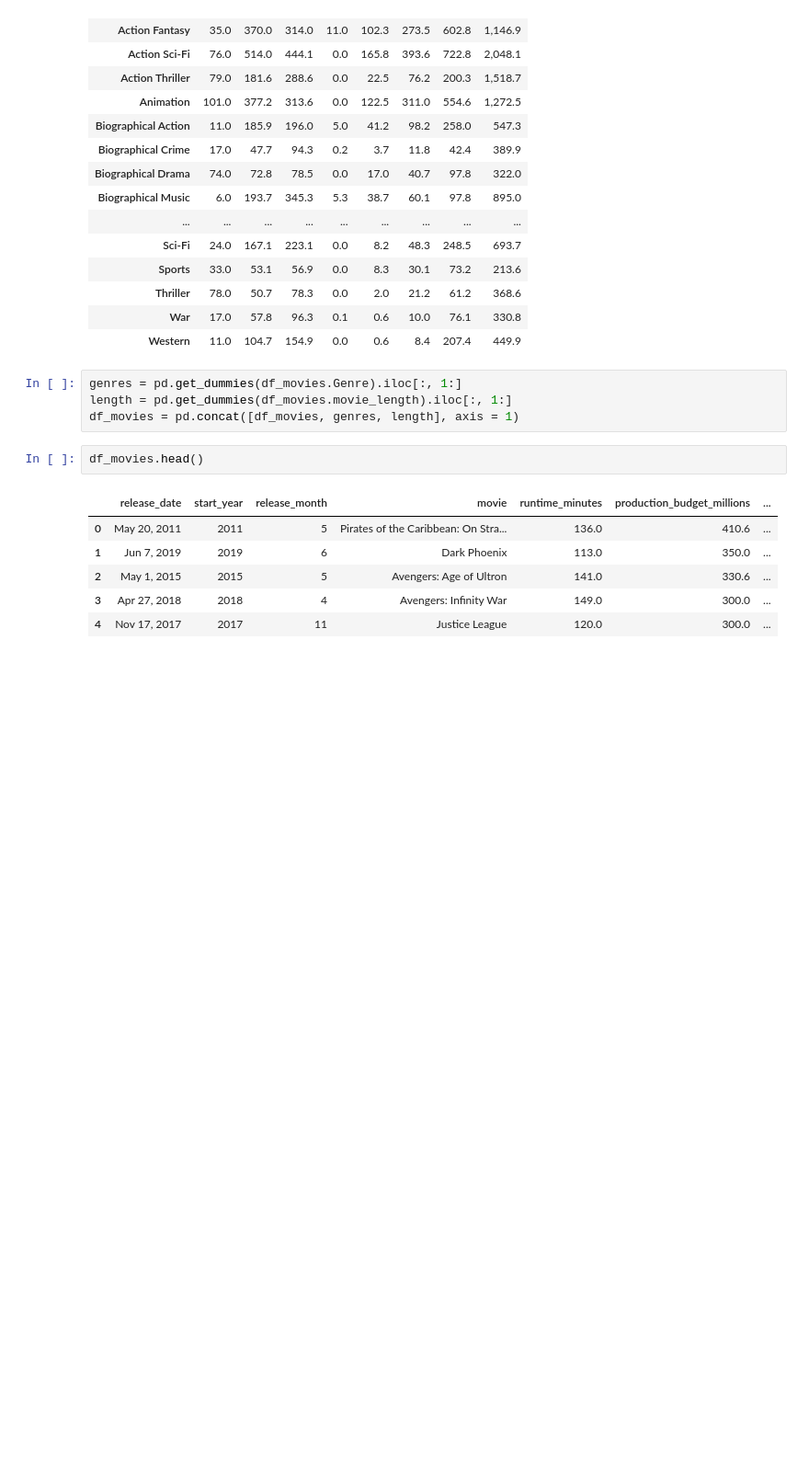
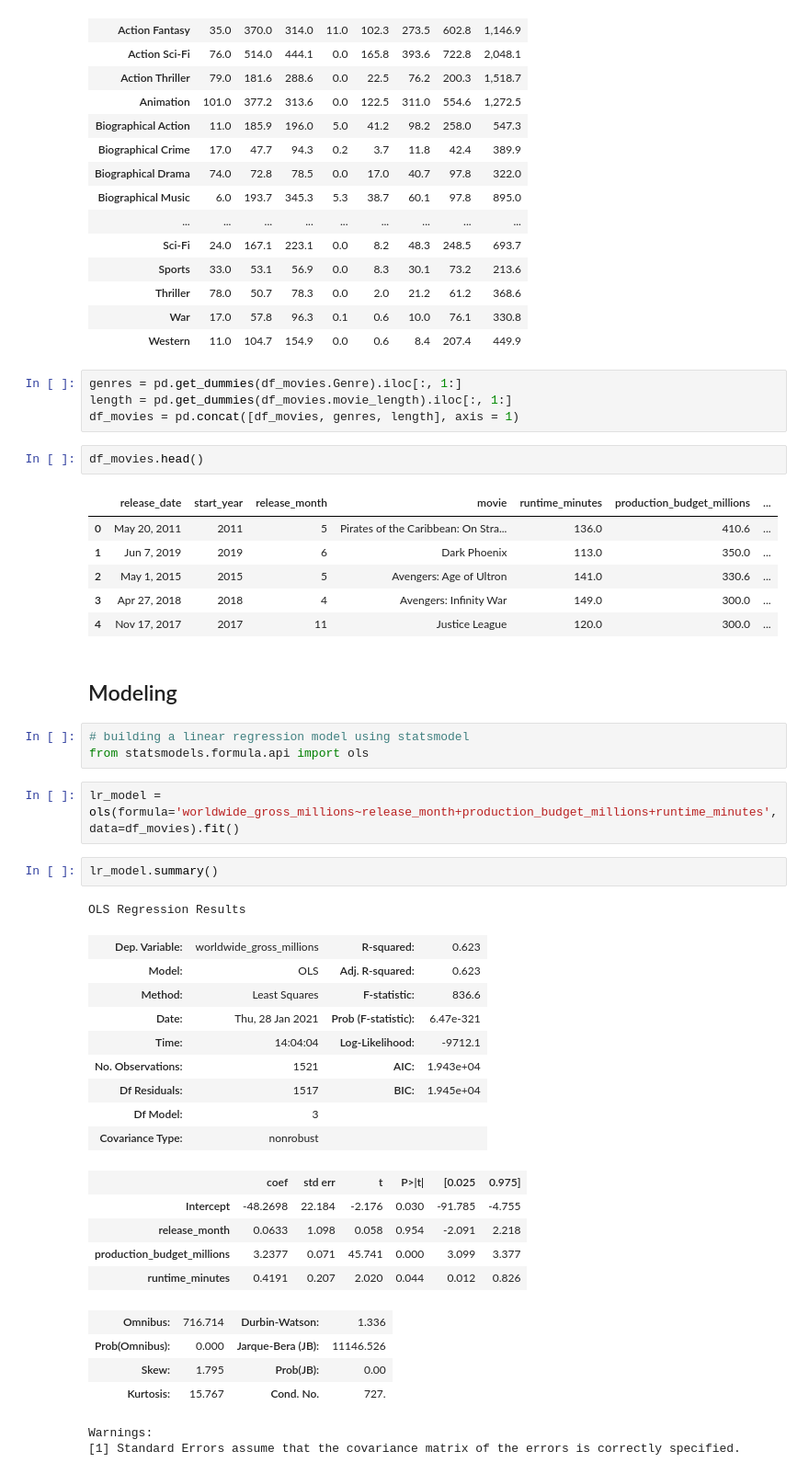
Before and after one commit to KenHoffman95/Movie-Box-Office-Predictor-, a Jupyter notebook: Data Cleaning and Feature Engineering.ipynb, the cells around one changed output. Shown: that part at 92% size. Drawn from its saved outputs; the diff is of its cells as text; blank space fills up the shorter version.

```diff
--- a/Data Cleaning and Feature Engineering.ipynb
+++ b/Data Cleaning and Feature Engineering.ipynb
@@ -872,3 +872,34 @@ df_movies.head()
 | 2 | May 1, 2015 | 2015 | 5 | Avengers: Age of Ultron | 141.0 | 330.6 | ... |
 | 3 | Apr 27, 2018 | 2018 | 4 | Avengers: Infinity War | 149.0 | 300.0 | ... |
 | 4 | Nov 17, 2017 | 2017 | 11 | Justice League | 120.0 | 300.0 | ... |
+# %% [markdown]
+## Modeling
+# %%
+# building a linear regression model using statsmodel
+from statsmodels.formula.api import ols
+# %%
+lr_model = ols(formula='worldwide_gross_millions~release_month+production_budget_millions+runtime_minutes', data=df_movies).fit()
+# %%
+lr_model.summary()
+# %% [output]
+OLS Regression Results
+| Dep. Variable: | worldwide_gross_millions | R-squared: | 0.623 |
+| Model: | OLS | Adj. R-squared: | 0.623 |
+| Method: | Least Squares | F-statistic: | 836.6 |
+| Date: | Thu, 28 Jan 2021 | Prob (F-statistic): | 6.47e-321 |
+| Time: | 14:04:04 | Log-Likelihood: | -9712.1 |
+| No. Observations: | 1521 | AIC: | 1.943e+04 |
+| Df Residuals: | 1517 | BIC: | 1.945e+04 |
+| Df Model: | 3 |  |  |
+| Covariance Type: | nonrobust |  |  |
+|  | coef | std err | t | P>|t| | [0.025 | 0.975] |
+| Intercept | -48.2698 | 22.184 | -2.176 | 0.030 | -91.785 | -4.755 |
+| release_month | 0.0633 | 1.098 | 0.058 | 0.954 | -2.091 | 2.218 |
+| production_budget_millions | 3.2377 | 0.071 | 45.741 | 0.000 | 3.099 | 3.377 |
+| runtime_minutes | 0.4191 | 0.207 | 2.020 | 0.044 | 0.012 | 0.826 |
+| Omnibus: | 716.714 | Durbin-Watson: | 1.336 |
+| Prob(Omnibus): | 0.000 | Jarque-Bera (JB): | 11146.526 |
+| Skew: | 1.795 | Prob(JB): | 0.00 |
+| Kurtosis: | 15.767 | Cond. No. | 727. |
+Warnings:
+[1] Standard Errors assume that the covariance matrix of the errors is correctly specified.
```
Also changed, not shown: parts of 3 cells of this notebook.
